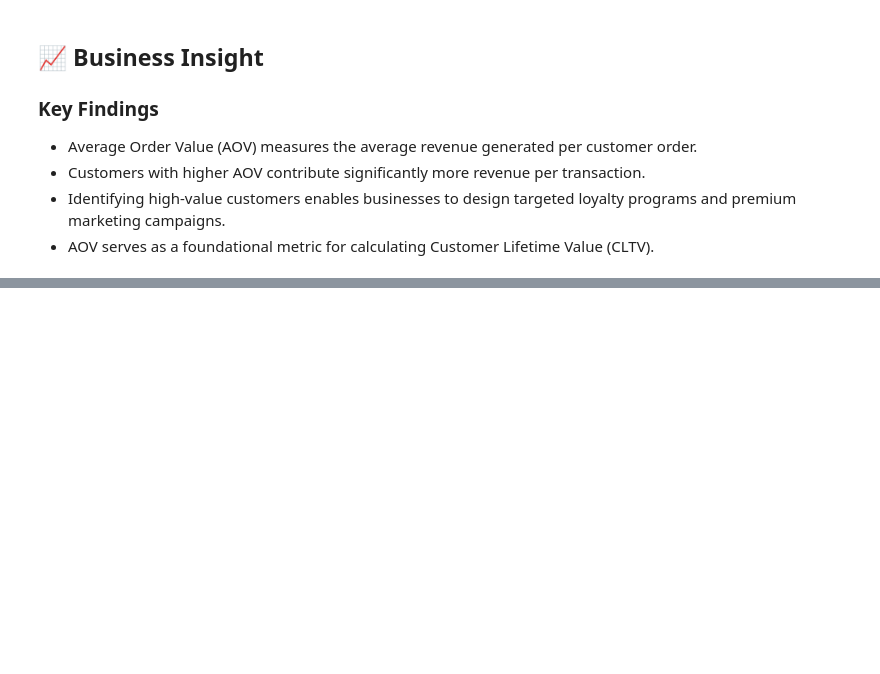
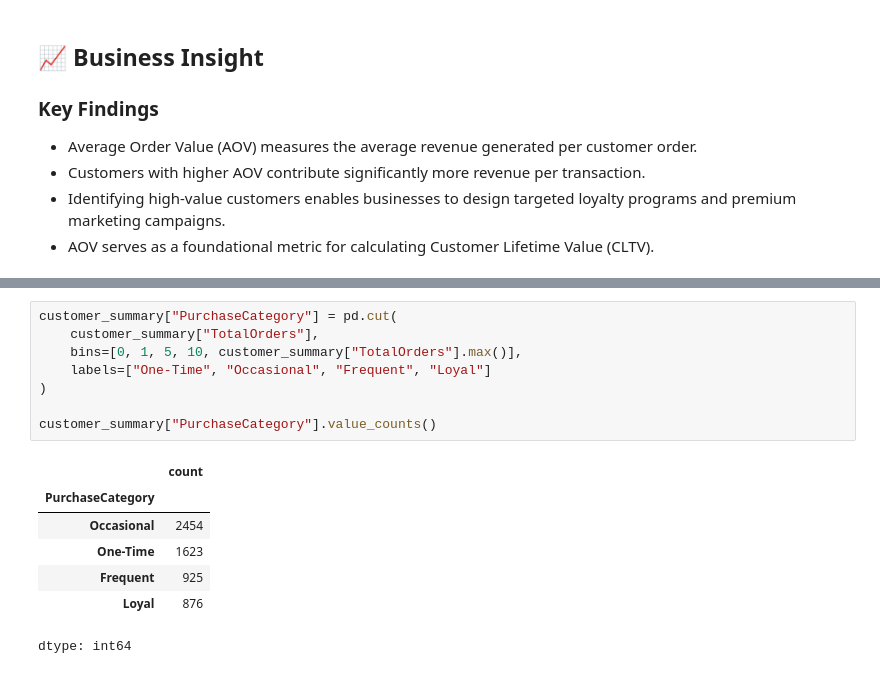
Before and after one commit to arjunkacha/saas-cohort-retention-cltv-analysis, a Jupyter notebook: notebooks/project_2_cohort_retention_cltv_analysis.ipynb, the cells around one changed output, grey strips where cells are left out. Saved outputs shown, nothing was run; the diff lists cells and outputs as text; blank space fills up the shorter version.

```diff
--- a/notebooks/project_2_cohort_retention_cltv_analysis.ipynb
+++ b/notebooks/project_2_cohort_retention_cltv_analysis.ipynb
@@ -581,0 +661,16 @@ plt.show()
+# %%
+customer_summary["PurchaseCategory"] = pd.cut(
+    customer_summary["TotalOrders"],
+    bins=[0, 1, 5, 10, customer_summary["TotalOrders"].max()],
+    labels=["One-Time", "Occasional", "Frequent", "Loyal"]
+)
+
+customer_summary["PurchaseCategory"].value_counts()
+# %% [output]
+|  | count |
+| PurchaseCategory |  |
+| Occasional | 2454 |
+| One-Time | 1623 |
+| Frequent | 925 |
+| Loyal | 876 |
+dtype: int64
```
Also changed, not shown: parts of 6 cells of this notebook.
